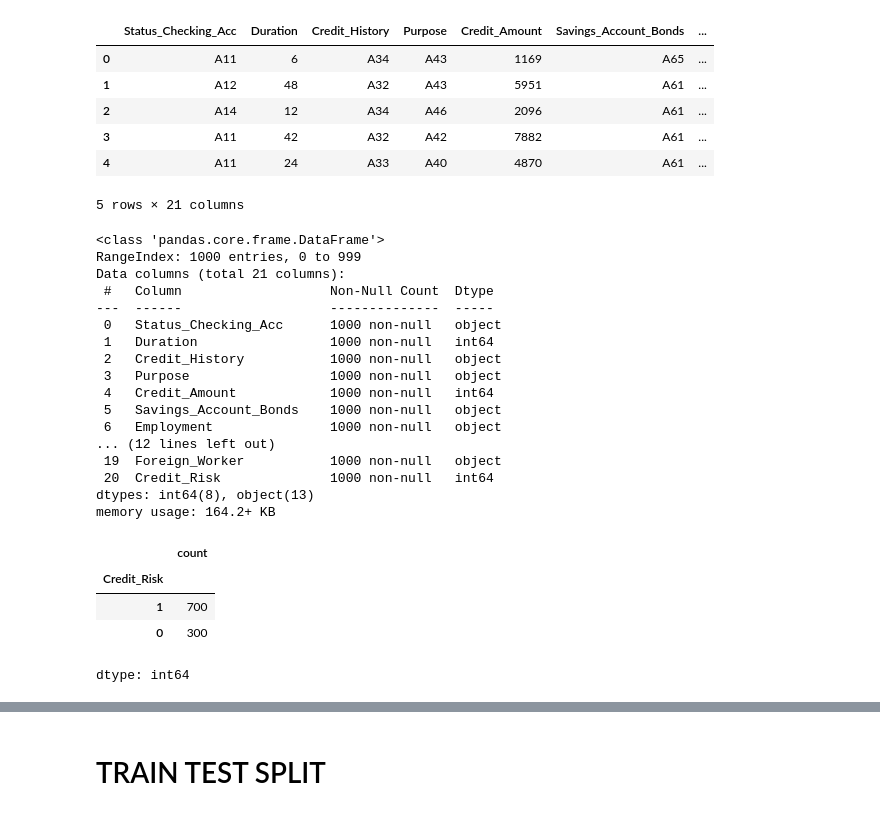
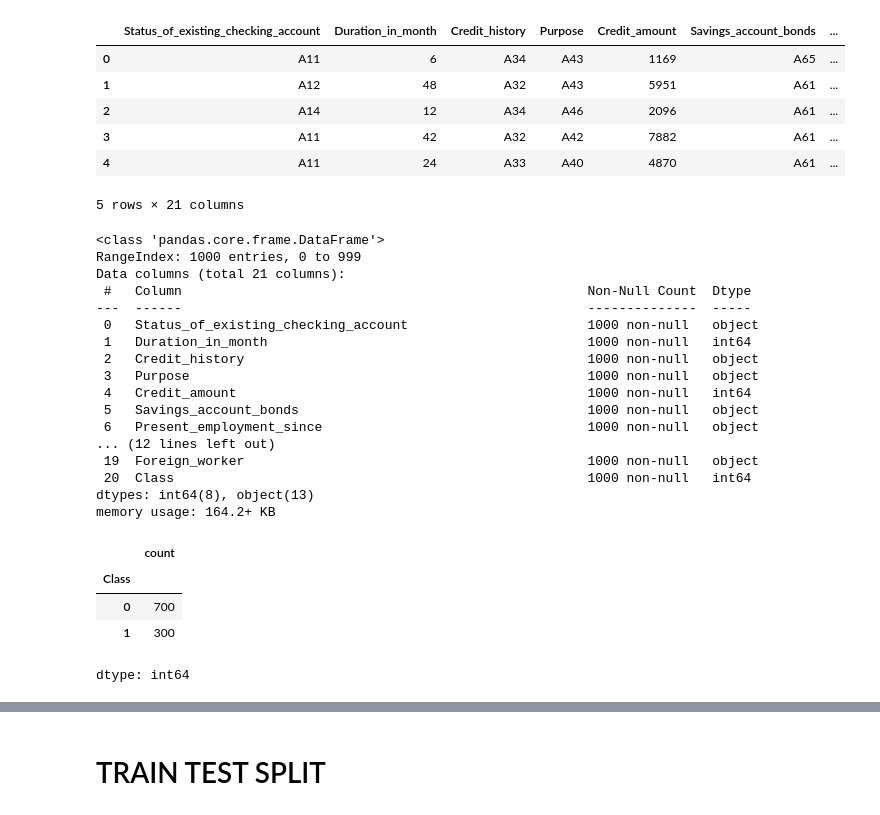
Before and after one commit to SEAFARI/ml-projects, a Jupyter notebook: german_credit_data.ipynb, the cells around one changed output, grey strips where cells are left out. Saved outputs shown, nothing was run; the diff lists cells and outputs as text; code cells hidden in the pictures.

```diff
--- a/german_credit_data.ipynb
+++ b/german_credit_data.ipynb
@@ -2,4 +2,4 @@
 import numpy as np
 import pandas as pd
 # %%
-df = pd.read_csv('/content/german_credit_data.csv')
+df = pd.read_csv('/content/german_credit_clean.csv')
@@ -8,7 +16,9 @@ df = pd.read_csv('/content/german_credit_data.csv')
+# %%
+df['Class'] = df['Class'].apply(lambda x: 0 if x==1  else 1)
 # %%
 df.head()
 # %% [output]
-|  | Status_Checking_Acc | Duration | Credit_History | Purpose | Credit_Amount | Savings_Account_Bonds | ... |
+|  | Status_of_existing_checking_account | Duration_in_month | Credit_history | Purpose | Credit_amount | Savings_account_bonds | ... |
 | 0 | A11 | 6 | A34 | A43 | 1169 | A65 | ... |
 | 1 | A12 | 48 | A32 | A43 | 5951 | A61 | ... |
 | 2 | A14 | 12 | A34 | A46 | 2096 | A61 | ... |
@@ -21,25 +31,25 @@ df.info()
 <class 'pandas.core.frame.DataFrame'>
 RangeIndex: 1000 entries, 0 to 999
 Data columns (total 21 columns):
- #   Column                   Non-Null Count  Dtype
----  ------                   --------------  -----
- 0   Status_Checking_Acc      1000 non-null   object
- 1   Duration                 1000 non-null   int64
- 2   Credit_History           1000 non-null   object
- 3   Purpose                  1000 non-null   object
- 4   Credit_Amount            1000 non-null   int64
- 5   Savings_Account_Bonds    1000 non-null   object
- 6   Employment               1000 non-null   object
+ #   Column                                                    Non-Null Count  Dtype
+---  ------                                                    --------------  -----
+ 0   Status_of_existing_checking_account                       1000 non-null   object
+ 1   Duration_in_month                                         1000 non-null   int64
+ 2   Credit_history                                            1000 non-null   object
+ 3   Purpose                                                   1000 non-null   object
+ 4   Credit_amount                                             1000 non-null   int64
+ 5   Savings_account_bonds                                     1000 non-null   object
+ 6   Present_employment_since                                  1000 non-null   object
 ... (12 lines left out)
- 19  Foreign_Worker           1000 non-null   object
- 20  Credit_Risk              1000 non-null   int64
+ 19  Foreign_worker                                            1000 non-null   object
+ 20  Class                                                     1000 non-null   int64
 dtypes: int64(8), object(13)
 memory usage: 164.2+ KB
 # %%
-df['Credit_Risk'].value_counts()
+df['Class'].value_counts()
 # %% [output]
 |  | count |
-| Credit_Risk |  |
-| 1 | 700 |
-| 0 | 300 |
+| Class |  |
+| 0 | 700 |
+| 1 | 300 |
 dtype: int64
```
Also changed, not shown: parts of 39 cells of this notebook.
